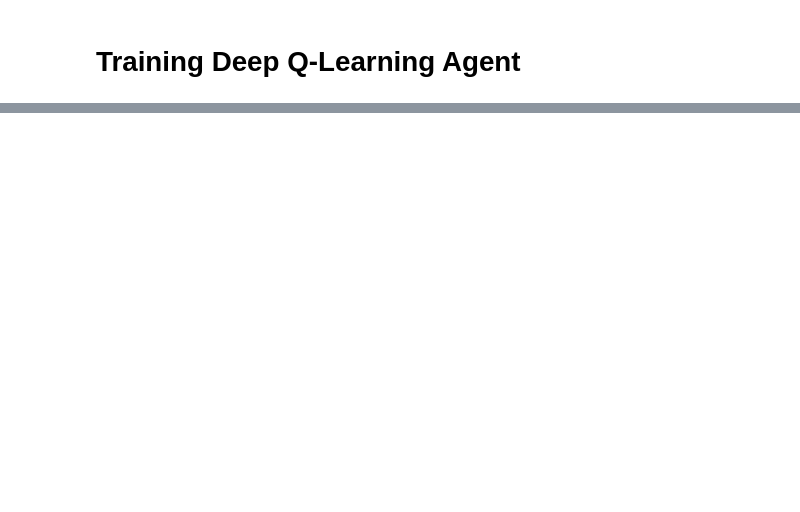
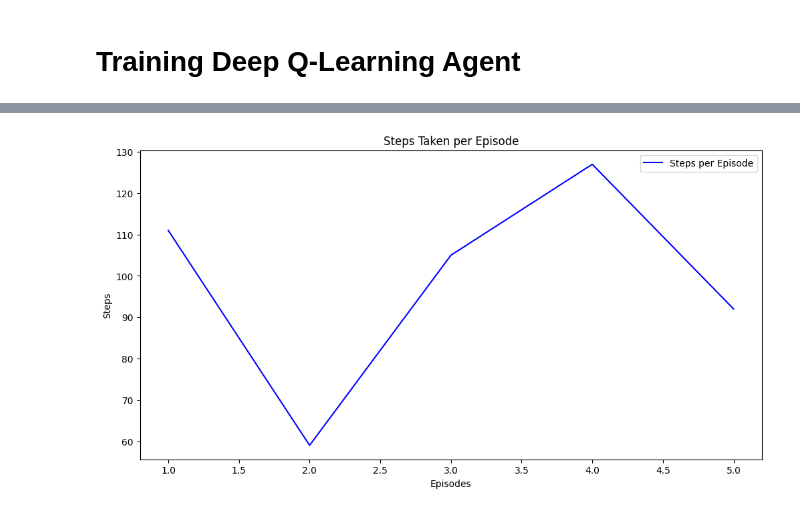
Before and after one commit to DavidAlexanderMoe/Lunar_Lander_DeepRL, a Jupyter notebook: Discrete/Deep_QLearning/training_DQN.ipynb, the cells around one changed output, grey strips where cells are left out. Cells and saved outputs as stored; diff of their text form; code cells hidden in the pictures; blank space fills up the shorter version.

```diff
--- a/Discrete/Deep_QLearning/training_DQN.ipynb
+++ b/Discrete/Deep_QLearning/training_DQN.ipynb
@@ -54,0 +55,12 @@ plt.show()
+# %%
+episodes = list(steps.keys())
+steps_data = list(steps.values())
+
+plt.figure(figsize=(12, 6))
+sns.lineplot(x=episodes, y=steps_data, label='Steps per Episode', color='blue')
+plt.ylabel('Steps')
+plt.xlabel('Episodes')
+plt.title('Steps Taken per Episode')
+plt.show()
+# %% [output]
+[figure, added]
```
Also changed, not shown: parts of 4 cells of this notebook, 4 other files.
